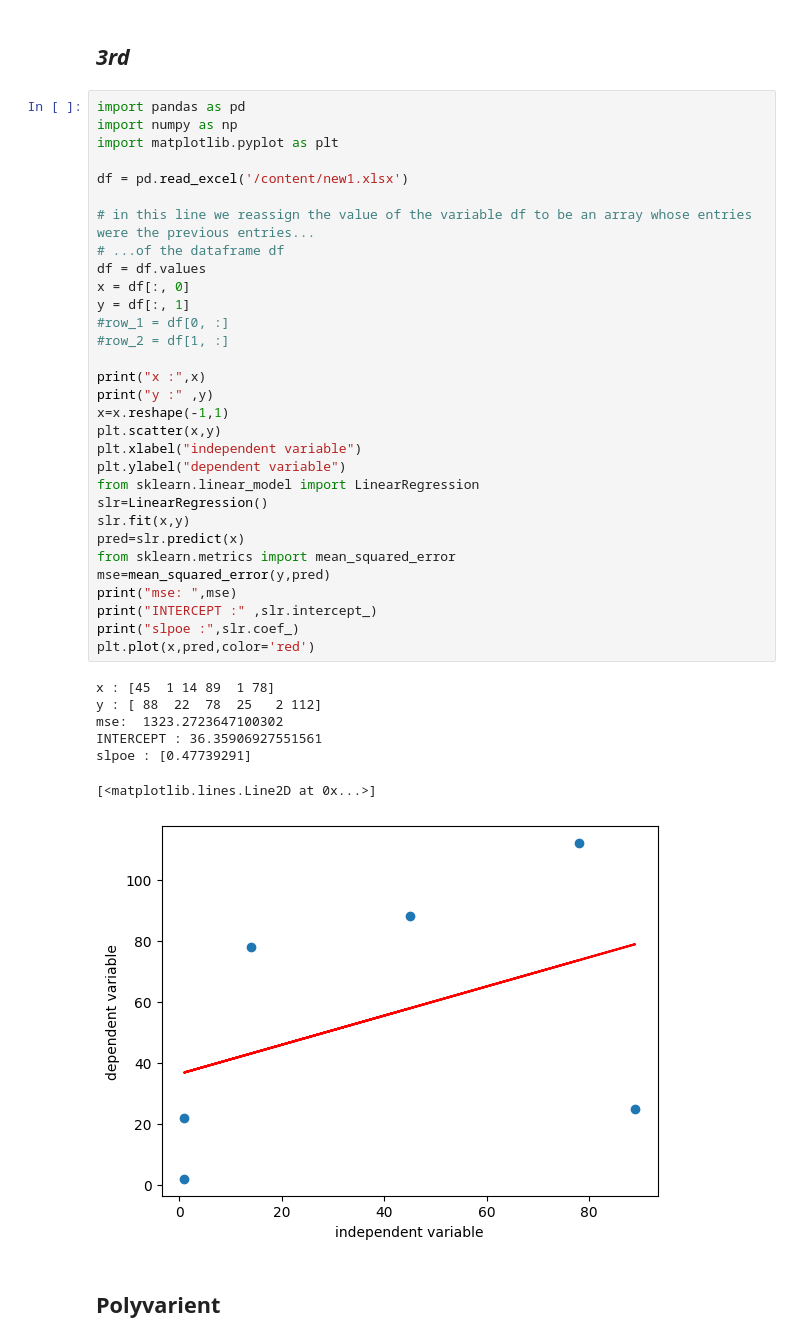
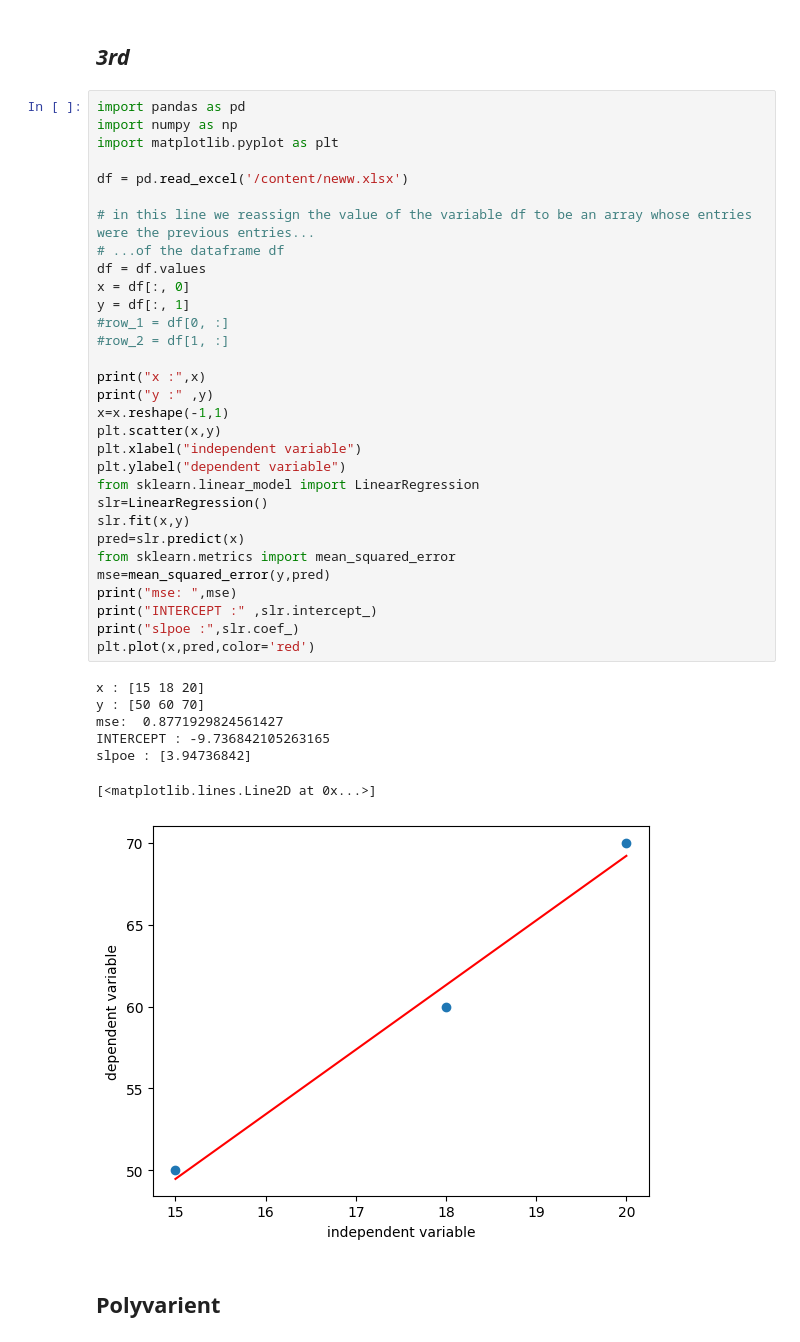
Before and after one commit to prateekshapm/machine_learning, a Jupyter notebook: Q2_linear_regression_of_all_kinds.ipynb, the cells around one changed output. Saved outputs shown, nothing was run; the diff lists cells and outputs as text.

```diff
--- a/Q2_linear_regression_of_all_kinds.ipynb
+++ b/Q2_linear_regression_of_all_kinds.ipynb
@@ -216,40 +216,40 @@ import pandas as pd
 import numpy as np
 import matplotlib.pyplot as plt
 
-df = pd.read_excel('/content/new1.xlsx')
+df = pd.read_excel('/content/neww.xlsx')
 
 # in this line we reassign the value of the variable df to be an array whose entries were the previous entries...
 # ...of the dataframe df
 df = df.values
 x = df[:, 0]
 y = df[:, 1]
 #row_1 = df[0, :]
 #row_2 = df[1, :]
 
 print("x :",x)
 print("y :" ,y)
 x=x.reshape(-1,1)
 plt.scatter(x,y)
 plt.xlabel("independent variable")
 plt.ylabel("dependent variable")
 from sklearn.linear_model import LinearRegression
 slr=LinearRegression()
 slr.fit(x,y)
 pred=slr.predict(x)
 from sklearn.metrics import mean_squared_error
 mse=mean_squared_error(y,pred)
 print("mse: ",mse)
 print("INTERCEPT :" ,slr.intercept_)
 print("slpoe :",slr.coef_)
 plt.plot(x,pred,color='red')
 # %% [output]
-x : [45  1 14 89  1 78]
-y : [ 88  22  78  25   2 112]
-mse:  1323.2723647100302
-INTERCEPT : 36.35906927551561
-slpoe : [0.47739291]
+x : [15 18 20]
+y : [50 60 70]
+mse:  0.8771929824561427
+INTERCEPT : -9.736842105263165
+slpoe : [3.94736842]
 [<matplotlib.lines.Line2D at 0x...>]
-[figure, old version]
+[figure, new version]
 # %% [markdown]
 ## **Polyvarient**
 # %%
```
Also changed, not shown: parts of 9 cells of this notebook.
